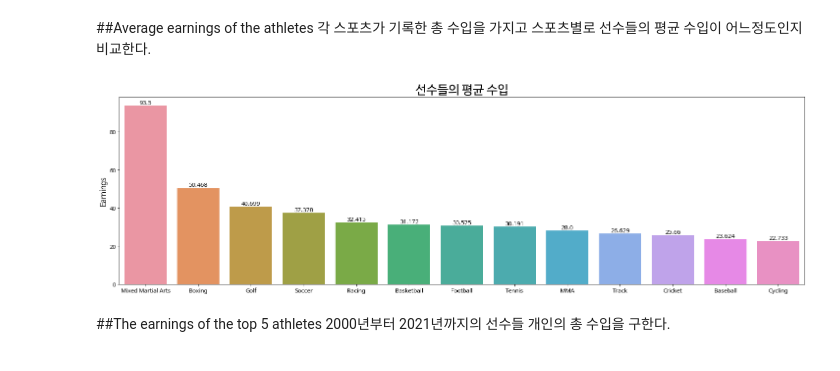
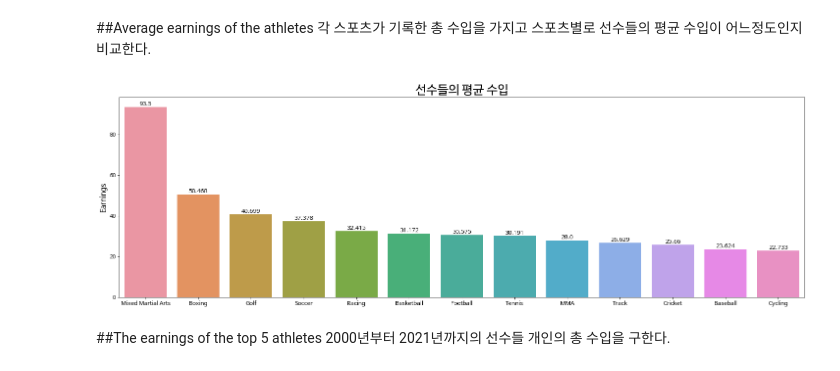
Before and after one commit to gjsin1105/DAP__, a Jupyter notebook: FinalProject.ipynb, the cells around one changed output. Cells and saved outputs as stored; diff of their text form; code cells hidden in the pictures.

```diff
--- a/FinalProject.ipynb
+++ b/FinalProject.ipynb
@@ -96,24 +97,24 @@ Name: Earnings, dtype: float64
 ##Average earnings of the athletes
 각 스포츠가 기록한 총 수입을 가지고 스포츠별로 선수들의 평균 수입이 어느정도인지 비교한다.
 # %%
-plt.figure(figsize=(25, 7))
+plt.figure(figsize=(25, 7.5))
 plt.title("선수들의 평균 수입", size=25)
 plt.xticks(fontsize=12)
 plt.ylabel('Earnings', size=15)
 x = [0, 1, 2, 3, 4, 5, 6, 7, 8, 9, 10, 11, 12]
 avgtotal = df.groupby('Sport')['Earnings'].mean().round(3).sort_values(ascending=False)
 for i, v in enumerate(x):
     plt.text(v, avgtotal[i], avgtotal[i],
              fontsize=12,
              color='black',
              horizontalalignment='center',
              verticalalignment='bottom')
 sport_kind = [sport for sport in avgtotal.index]
 sns.barplot(x=sport_kind, y=avgtotal)
 plt.grid(False)
 plt.show()
 # %% [output]
-[figure, old version]
+[figure, new version]
 # %% [markdown]
 ##The earnings of the top 5 athletes
 2000년부터 2021년까지의 선수들 개인의 총 수입을 구한다.
```
Also changed, not shown: parts of 3 cells of this notebook.
